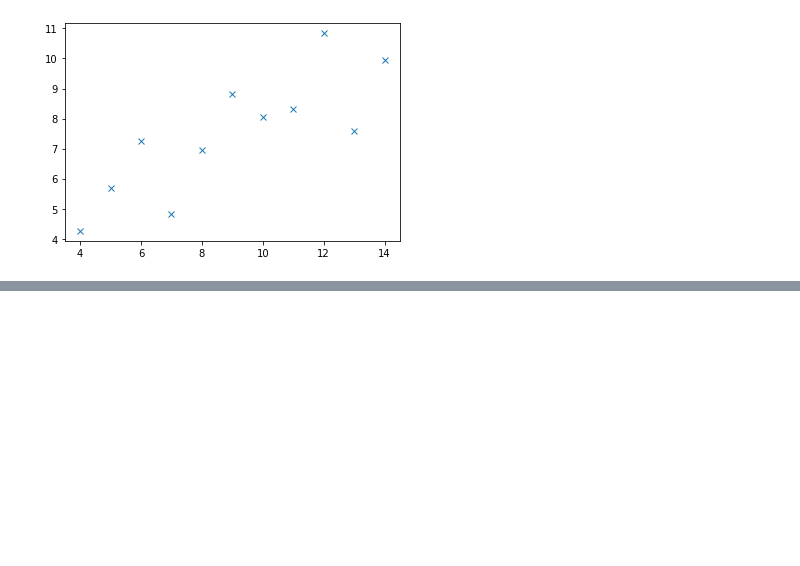
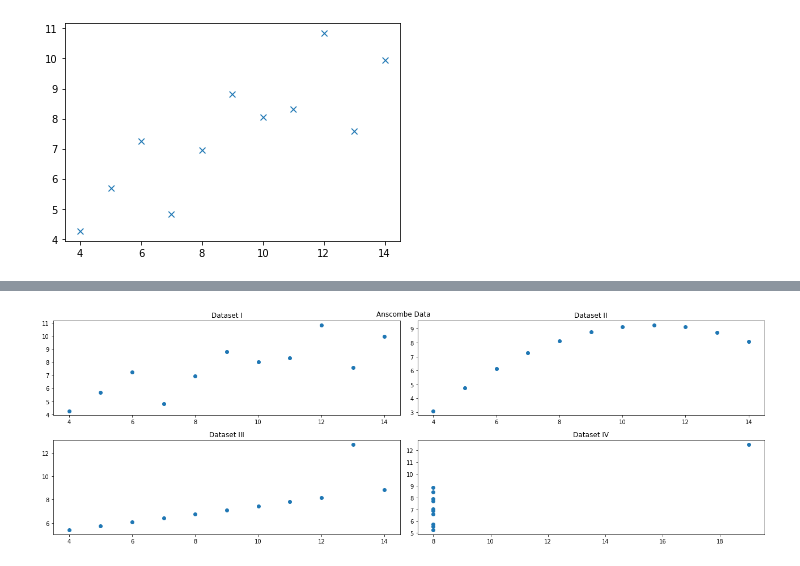
Before and after one commit to onionmccabbage/pythonSummer2022, a Jupyter notebook: notebooks/Intro Plotting.ipynb, the cells around one changed output, grey strips where cells are left out. Drawn from its saved outputs; the diff is of its cells as text; code cells hidden in the pictures; blank space fills up the shorter version.

```diff
--- a/notebooks/Intro Plotting.ipynb
+++ b/notebooks/Intro Plotting.ipynb
@@ -35,0 +60,31 @@ df_IV = df[df['dataset'] == 'IV']
+# %%
+# one figure with many plots
+# Create a Figure
+fig = plt.figure(figsize=(18,6))
+
+# Add 4 subplots
+# subplot takes (num rows, num columns, plot location)
+ax1 = fig.add_subplot(2,2,1) # (2,2,1)
+ax2 = fig.add_subplot(2,2,2)
+ax3 = fig.add_subplot(2,2,3)
+ax4 = fig.add_subplot(2,2,4)
+
+# plot each dataset on its corresponding sub_plot
+ax1.plot(df_I['x'], df_I['y'], 'o')
+ax2.plot(df_II['x'], df_II['y'], 'o')
+ax3.plot(df_III['x'], df_III['y'], 'o')
+ax4.plot(df_IV['x'], df_IV['y'], 'o')
+
+# Add some titles etc
+ax1.set_title('Dataset I')
+ax2.set_title('Dataset II')
+ax3.set_title('Dataset III')
+ax4.set_title('Dataset IV')
+
+# Title of entire figure
+fig.suptitle("Anscombe Data") # NB sup title
+
+# Use a tight layout
+fig.tight_layout()
+# %% [output]
+[figure, added]
```
Also changed, not shown: parts of 3 cells of this notebook.
